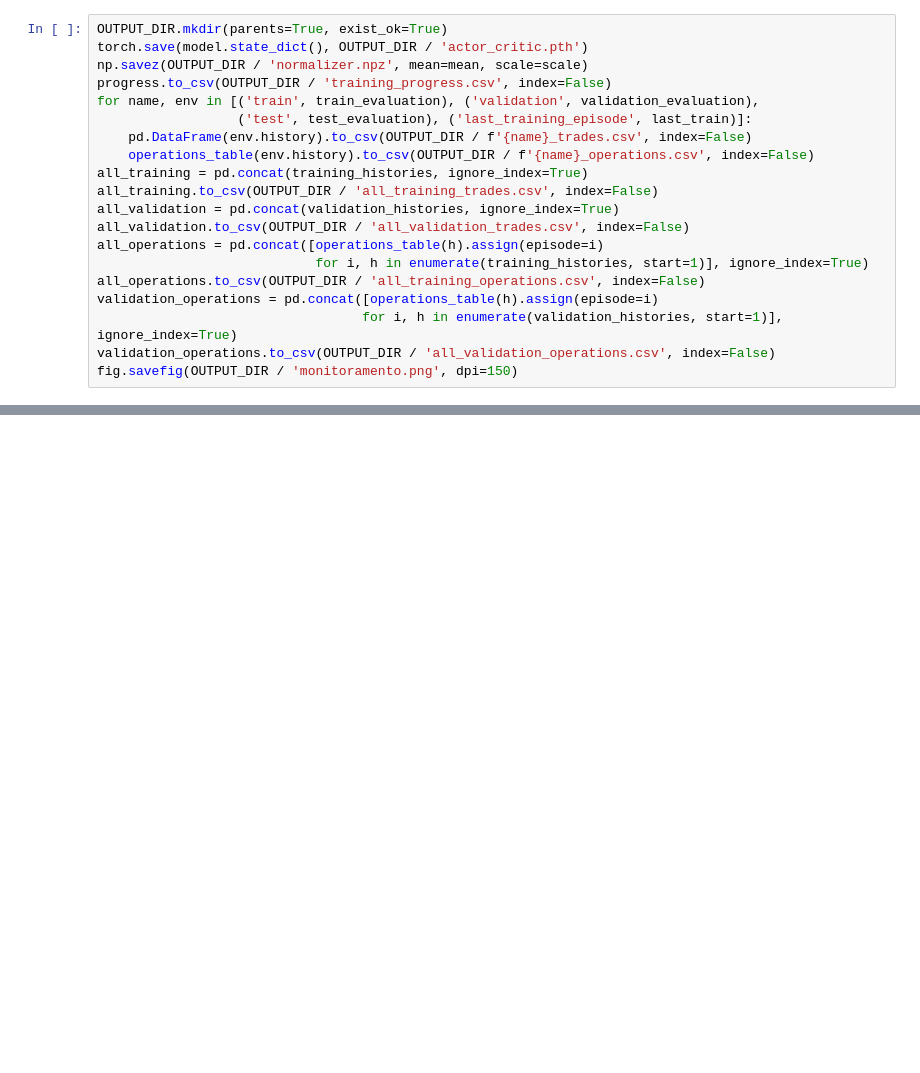
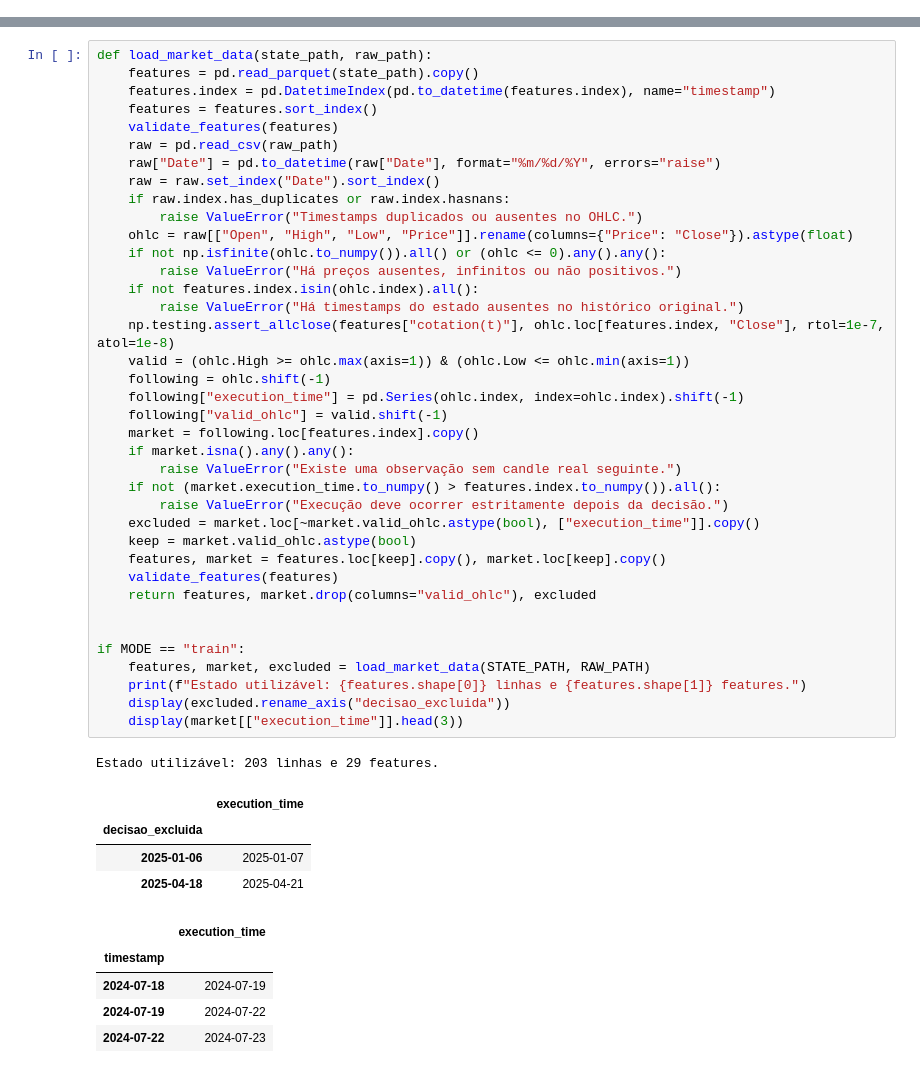
Before and after one commit to miguelrferreiraf/libellula, a Jupyter notebook: notebooks/modelo_RL_gestao_banca/modeloRLgestaobanca.ipynb, the cells around one changed output, grey strips where cells are left out. Drawn from its saved outputs; the diff is of its cells as text; blank space fills up the shorter version.

```diff
--- a/notebooks/modelo_RL_gestao_banca/modeloRLgestaobanca.ipynb
+++ b/notebooks/modelo_RL_gestao_banca/modeloRLgestaobanca.ipynb
@@ -896,20 +0,0 @@ Salvamos os pesos, a padronização, os históricos e a figura de monitoramento.
-# %%
-OUTPUT_DIR.mkdir(parents=True, exist_ok=True)
-torch.save(model.state_dict(), OUTPUT_DIR / 'actor_critic.pth')
-np.savez(OUTPUT_DIR / 'normalizer.npz', mean=mean, scale=scale)
-progress.to_csv(OUTPUT_DIR / 'training_progress.csv', index=False)
-for name, env in [('train', train_evaluation), ('validation', validation_evaluation),
-                  ('test', test_evaluation), ('last_training_episode', last_train)]:
-    pd.DataFrame(env.history).to_csv(OUTPUT_DIR / f'{name}_trades.csv', index=False)
-    operations_table(env.history).to_csv(OUTPUT_DIR / f'{name}_operations.csv', index=False)
-all_training = pd.concat(training_histories, ignore_index=True)
-all_training.to_csv(OUTPUT_DIR / 'all_training_trades.csv', index=False)
-all_validation = pd.concat(validation_histories, ignore_index=True)
-all_validation.to_csv(OUTPUT_DIR / 'all_validation_trades.csv', index=False)
-all_operations = pd.concat([operations_table(h).assign(episode=i)
-                            for i, h in enumerate(training_histories, start=1)], ignore_index=True)
-all_operations.to_csv(OUTPUT_DIR / 'all_training_operations.csv', index=False)
-validation_operations = pd.concat([operations_table(h).assign(episode=i)
-                                  for i, h in enumerate(validation_histories, start=1)], ignore_index=True)
-validation_operations.to_csv(OUTPUT_DIR / 'all_validation_operations.csv', index=False)
-fig.savefig(OUTPUT_DIR / 'monitoramento.png', dpi=150)
@@ -937,0 +113,49 @@ Artefatos salvos em: C:\projects\Libellula\notebooks\modelo_RL_gestao_banca\resu
+# %%
+def load_market_data(state_path, raw_path):
+    features = pd.read_parquet(state_path).copy()
+    features.index = pd.DatetimeIndex(pd.to_datetime(features.index), name="timestamp")
+    features = features.sort_index()
+    validate_features(features)
+    raw = pd.read_csv(raw_path)
+    raw["Date"] = pd.to_datetime(raw["Date"], format="%m/%d/%Y", errors="raise")
+    raw = raw.set_index("Date").sort_index()
+    if raw.index.has_duplicates or raw.index.hasnans:
+        raise ValueError("Timestamps duplicados ou ausentes no OHLC.")
+    ohlc = raw[["Open", "High", "Low", "Price"]].rename(columns={"Price": "Close"}).astype(float)
+    if not np.isfinite(ohlc.to_numpy()).all() or (ohlc <= 0).any().any():
+        raise ValueError("Há preços ausentes, infinitos ou não positivos.")
+    if not features.index.isin(ohlc.index).all():
+        raise ValueError("Há timestamps do estado ausentes no histórico original.")
+    np.testing.assert_allclose(features["cotation(t)"], ohlc.loc[features.index, "Close"], rtol=1e-7, atol=1e-8)
+    valid = (ohlc.High >= ohlc.max(axis=1)) & (ohlc.Low <= ohlc.min(axis=1))
+    following = ohlc.shift(-1)
+    following["execution_time"] = pd.Series(ohlc.index, index=ohlc.index).shift(-1)
+    following["valid_ohlc"] = valid.shift(-1)
+    market = following.loc[features.index].copy()
+    if market.isna().any().any():
+        raise ValueError("Existe uma observação sem candle real seguinte.")
+    if not (market.execution_time.to_numpy() > features.index.to_numpy()).all():
+        raise ValueError("Execução deve ocorrer estritamente depois da decisão.")
+    excluded = market.loc[~market.valid_ohlc.astype(bool), ["execution_time"]].copy()
+    keep = market.valid_ohlc.astype(bool)
+    features, market = features.loc[keep].copy(), market.loc[keep].copy()
+    validate_features(features)
+    return features, market.drop(columns="valid_ohlc"), excluded
+
+
+if MODE == "train":
+    features, market, excluded = load_market_data(STATE_PATH, RAW_PATH)
+    print(f"Estado utilizável: {features.shape[0]} linhas e {features.shape[1]} features.")
+    display(excluded.rename_axis("decisao_excluida"))
+    display(market[["execution_time"]].head(3))
+# %% [output]
+Estado utilizável: 203 linhas e 29 features.
+|  | execution_time |
+| decisao_excluida |  |
+| 2025-01-06 | 2025-01-07 |
+| 2025-04-18 | 2025-04-21 |
+|  | execution_time |
+| timestamp |  |
+| 2024-07-18 | 2024-07-19 |
+| 2024-07-19 | 2024-07-22 |
+| 2024-07-22 | 2024-07-23 |
```
Also changed, not shown: parts of 108 cells of this notebook, 25 other files.
